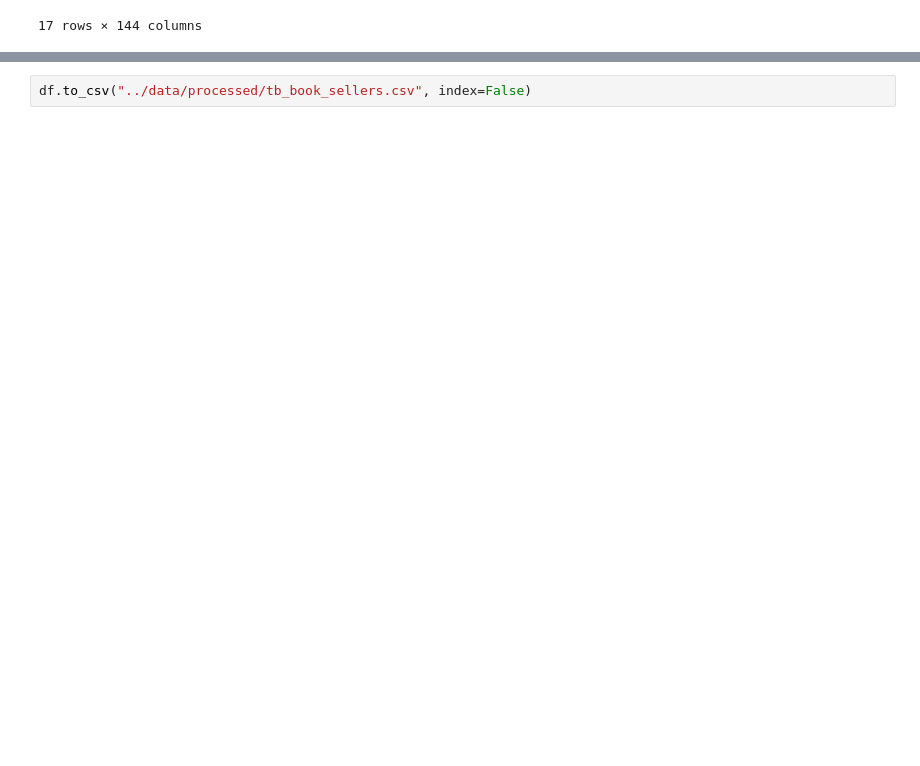
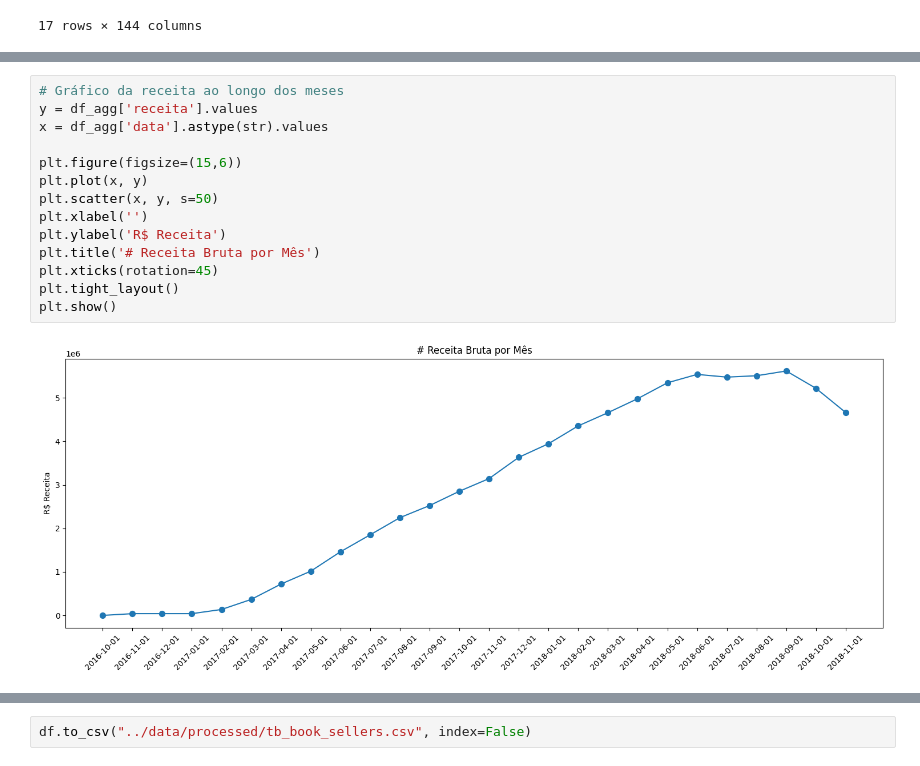
Before and after one commit to denisevitoriano/tech_challenge_fase_03, a Jupyter notebook: tech_challenge_fase_03/notebooks/03_feature_engineering.ipynb, the cells around one changed output, grey strips where cells are left out. Cells and saved outputs as stored; diff of their text form; blank space fills up the shorter version.

```diff
--- a/tech_challenge_fase_03/notebooks/03_feature_engineering.ipynb
+++ b/tech_challenge_fase_03/notebooks/03_feature_engineering.ipynb
@@ -943,0 +994,16 @@ df[mask].sort_values(by=['data'])
+# %%
+# Gráfico da receita ao longo dos meses
+y = df_agg['receita'].values
+x = df_agg['data'].astype(str).values
+
+plt.figure(figsize=(15,6))
+plt.plot(x, y)
+plt.scatter(x, y, s=50)
+plt.xlabel('')
+plt.ylabel('R$ Receita')
+plt.title('# Receita Bruta por Mês')
+plt.xticks(rotation=45)
+plt.tight_layout()
+plt.show()
+# %% [output]
+[figure, added]
```
Also changed, not shown: parts of 5 cells of this notebook.
